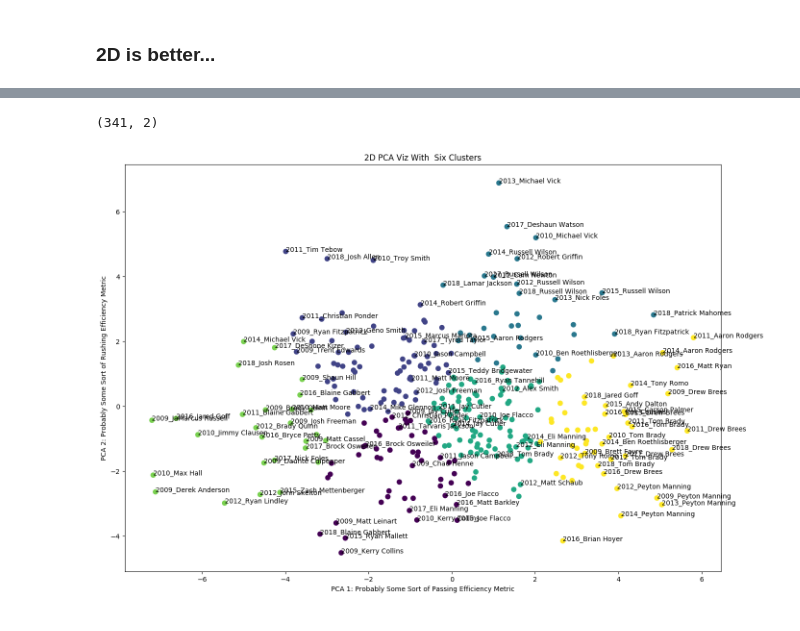
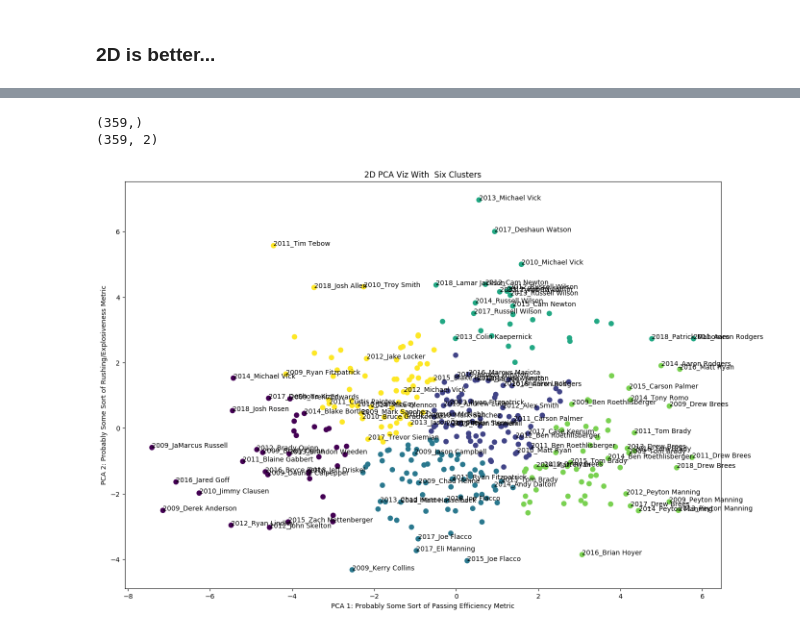
Before and after one commit to btatkinson/player_vectors, a Jupyter notebook: player_vectors.ipynb, the cells around one changed output, grey strips where cells are left out. Cells and saved outputs as stored; diff of their text form; code cells hidden in the pictures.

```diff
--- a/player_vectors.ipynb
+++ b/player_vectors.ipynb
@@ -261,17 +272,28 @@ qb_comps = qb_passes.loc[qb_passes.complete_pass==1]
 qb_incomps = qb_passes.loc[(qb_passes.complete_pass==0) & (qb_passes.sack==0)]
 qb_sacks = qb_passes.loc[(qb_passes.complete_pass==0) & (qb_passes.sack==1)]
 
-pass_avgs = qb_comps.groupby(['sea_id'])['yards_gained','yards_after_catch','air_yards'].mean().reset_index()
+print(len(qb_comps))
+qb_comps = qb_comps.dropna(subset=['yards_after_catch'])
+print(len(qb_comps))
+
+pass_avgs = qb_comps.groupby(['id'])['yards_gained','yards_after_catch','air_yards'].mean().reset_index()
 pass_avgs = pass_avgs.rename(columns={'yards_gained':'YPComp','yards_after_catch':'YAC','air_yards':'aDOT'})
 
+
+### SOME QBS HAVE NaNs on completions
+# jd = qb_comps.loc[qb_comps['id']=='2009CARJ.Delhomme']
+# print(len(jd))
+# jd = jd.dropna(subset=['yards_after_catch'])
+# print(len(jd))
+
 # have to calc expl separately
-expl_compl = qb_comps.groupby(['sea_id'])['yards_gained'].apply(explosiveness).reset_index()
-expl_yac = qb_comps.groupby(['sea_id'])['yards_after_catch'].apply(explosiveness).reset_index()
-expl_ay = qb_comps.groupby(['sea_id'])['air_yards'].apply(explosiveness).reset_index()
+expl_compl = qb_comps.groupby(['id'])['yards_gained'].apply(explosiveness).reset_index()
+expl_yac = qb_comps.groupby(['id'])['yards_after_catch'].apply(explosiveness).reset_index()
+expl_ay = qb_comps.groupby(['id'])['air_yards'].apply(explosiveness).reset_index()
 
 expl_compl = expl_compl.rename(columns={'yards_gained':'YPComp_Expl'})
 expl_yac = expl_yac.rename(columns={'yards_after_catch':'YAC_Expl'})
 expl_ay = expl_ay.rename(columns={'air_yards':'AY_Expl'})
 
-icay = qb_incomps.groupby(['sea_id'])['air_yards'].mean().reset_index()
+icay = qb_incomps.groupby(['id'])['air_yards'].mean().reset_index()
 icay = icay.rename(columns={'air_yards':'ICAY'})
@@ -279,9 +304,11 @@ icay = icay.rename(columns={'air_yards':'ICAY'})
 # merge in pass dataframes
 qb_pass_dfs = [dbs,means,pass_avgs,expl_compl,expl_yac,expl_ay,icay]
 for pdf in qb_pass_dfs:
-    gc = pd.merge(how='left',left=gc,right=pdf,on=['sea_id'])
+    gc = pd.merge(how='left',left=gc,right=pdf,on=['id'])
 
 gc['Dropbacks/G'] = gc['dropbacks']/gc['game_id']
+
+# check for more nans
 gc1 = gc[gc.isna().any(axis=1)]
 print(gc1)
 gc = gc.drop(columns=['game_id','dropbacks'])
@@ -313,8 +328,8 @@ gc.head()
 5 rows × 22 columns
 # %%
 # merge in roster
-roster_merge = roster[['sea_id','age','height','weight','av']]
-gc = pd.merge(how='left',left=gc,right=roster_merge,on=['sea_id'])
+roster_merge = roster[['id','sea_id','age','height','weight','av']]
+gc = pd.merge(how='left',left=gc,right=roster_merge,on=['id'])
 # %%
 import seaborn as sns
 import matplotlib.pyplot as plt
@@ -494,40 +517,45 @@ import random
 plt.rcParams.update(plt.rcParamsDefault)
 fig, ax = plt.subplots(figsize=(16, 11))
 
-pca_df['pc1'] = pca_df['pc1'] * -1
+# i like better to be positive
+if (pca_df.loc[pca_df['label']=='2011_Aaron Rodgers'].pc1.values[0] <1):
+    pca_df['pc1'] = pca_df['pc1'] * -1
 
 X = pca_df[['pc1','pc2']].values
 
 x = pca_df.pc1.values
 y = pca_df.pc2.values
 n = pca_df.label.values
 
 # clusters = DBSCAN(eps=0.6, min_samples=5).fit_predict(X)
 kmeans = KMeans(n_clusters=6)
 kmeans.fit(X)
 clusters = kmeans.predict(X)
+print(clusters.shape)
 
 print(X.shape)
 plt.scatter(X[:, 0], X[:, 1], c=clusters, s=50, cmap='viridis')
 
 for i, txt in enumerate(n):
-    if ((x[i] >= 3.5) | (x[i] <=-3.5)):
+    if ((x[i] >= 4) | (x[i] <=-4)):
         ax.annotate(txt, (x[i], y[i]))
-    elif ((y[i] >= 3) | (y[i] <= -3)):
+    elif ((y[i] >= 3.5) | (y[i] <= -3.5)):
         ax.annotate(txt, (x[i], y[i]))
     # label some randoms in the middle
-    elif ((x[i] <= 3.5) & (x[i] >=-3.5) & (y[i] <= 3) & (y[i] >= -3)):
-        if random.random() < 0.1:
+    elif ((x[i] <= 4) & (x[i] >=-4) & (y[i] <= 3.5) & (y[i] >= -3.5)):
+        if random.random() < 0.15:
             ax.annotate(txt, (x[i], y[i]))
 
 # centers = kmeans.cluster_centers_
 # plt.scatter(centers[:, 0], centers[:, 1], c='black', s=200, alpha=0.5)
+pca_df['cluster'] = clusters
 
 ax.set_title('2D PCA Viz With  Six Clusters')
 ax.set_xlabel('PCA 1: Probably Some Sort of Passing Efficiency Metric')
-ax.set_ylabel('PCA 2: Probably Some Sort of Rushing Efficiency Metric')
+ax.set_ylabel('PCA 2: Probably Some Sort of Rushing/Explosiveness Metric')
 
 fig.savefig('./plots/QB_2D.png', bbox_inches='tight')
 # %% [output]
-(341, 2)
+(359,)
+(359, 2)
-[figure, old version]
+[figure, new version]
```
Also changed, not shown: parts of 21 cells of this notebook.
